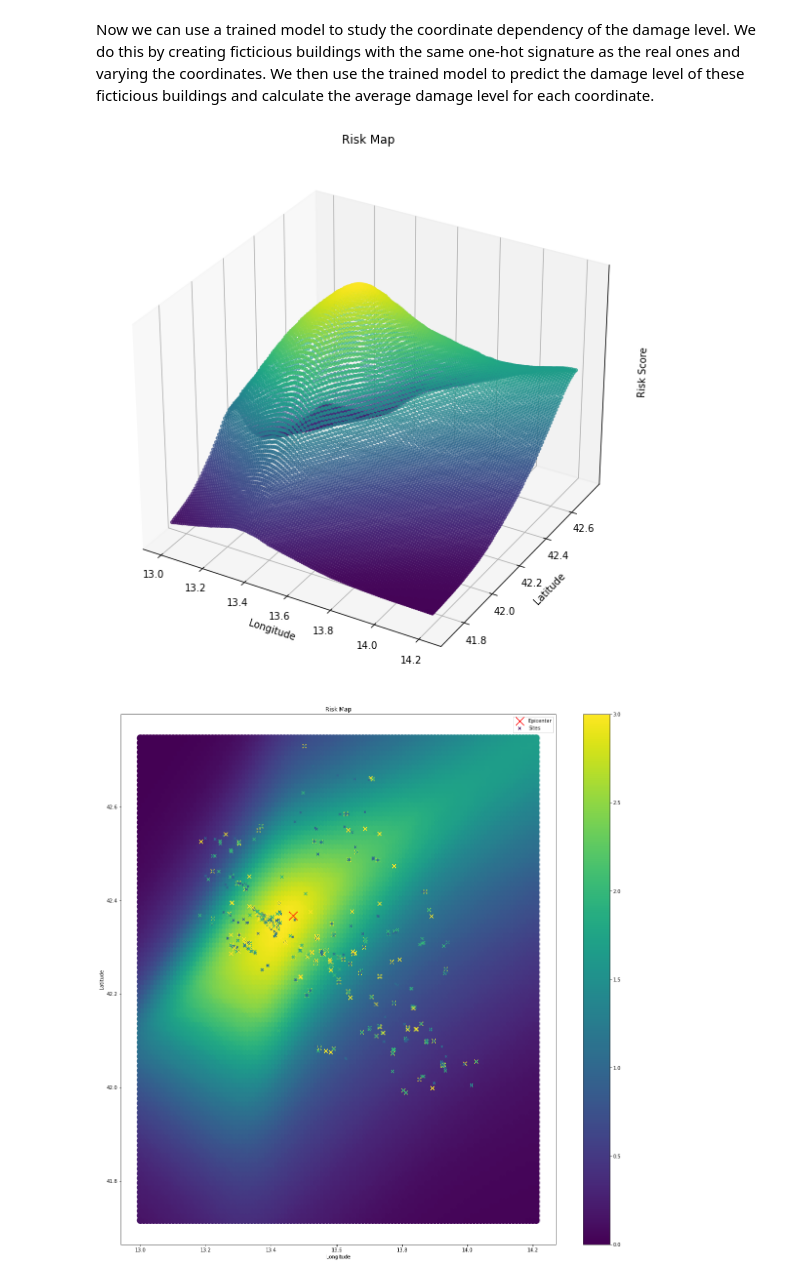
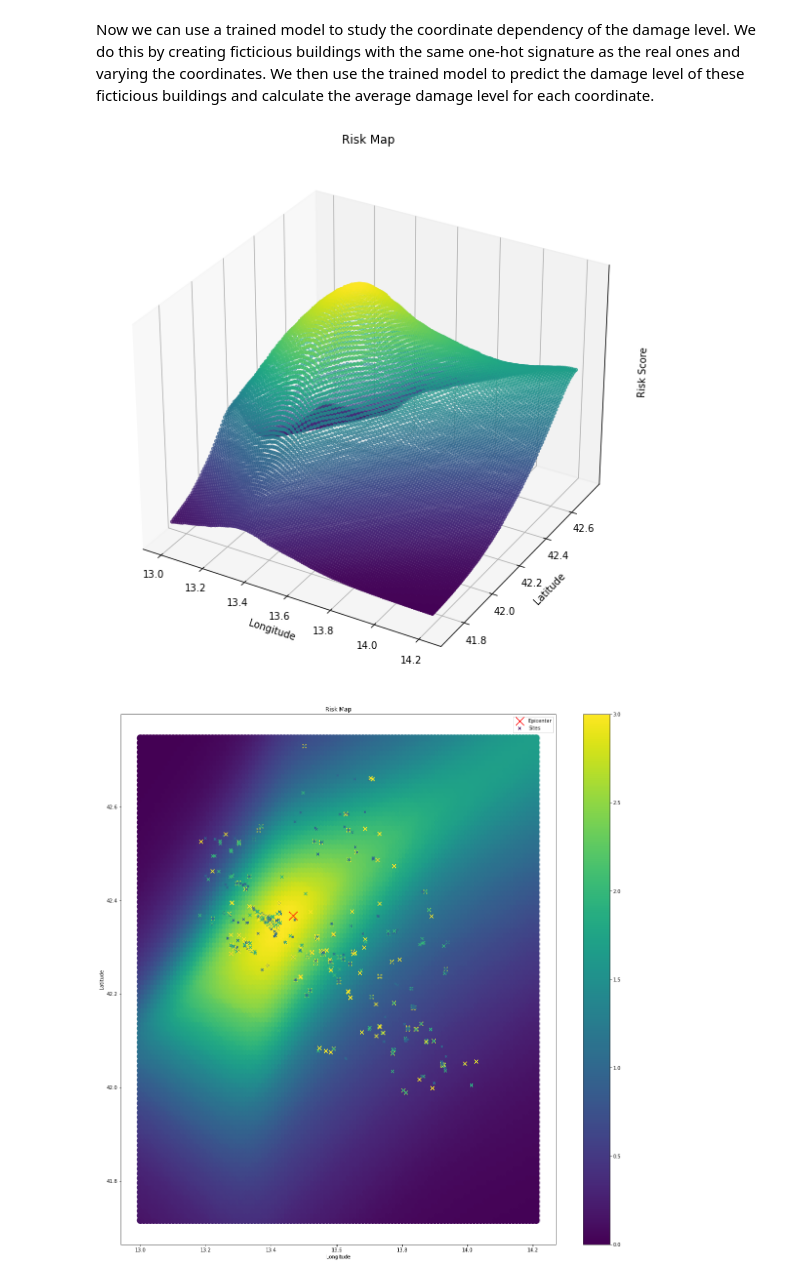
Before and after one commit to gullo97/earthquake_ml, a Jupyter notebook: notebook.ipynb, the cells around one changed output. Cells and saved outputs as stored; diff of their text form; code cells hidden in the pictures.

Commit message:
fixed map plot

```diff
--- a/notebook.ipynb
+++ b/notebook.ipynb
@@ -384,6 +384,7 @@ def plot_risk_map_unnormalized(model, loader, grid_size=0.01):
                     damages = class_to_color(classes)
                     site_damage = torch.mean(damages)
                     xyzs.append([x, y, site_damage])
+            break
 
     xyzs = np.array(xyzs)
     # 3d plot using xyzs
@@ -437,7 +438,7 @@ def class_to_color(classes):
     colors[classes == 3] = 1
     return colors
 # %%
-risk_map = plot_risk_map_unnormalized(model, test_loader, grid_size=0.01)
+risk_map = plot_risk_map_unnormalized(model, train_loader, grid_size=0.01)
 # %% [output]
-[figure, old version]
+[figure, new version]
-[figure, old version]
+[figure, new version]
```
